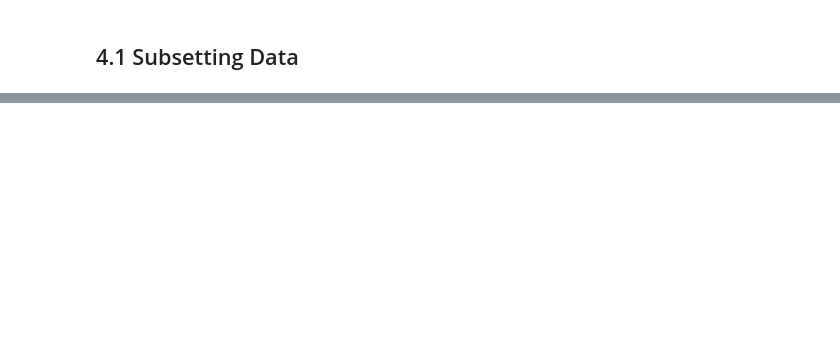
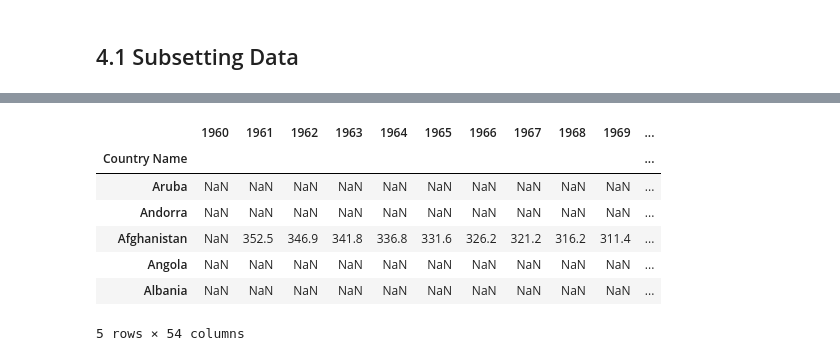
Before and after one commit to r-handsfield/datasciencepython, a Jupyter notebook: pandas_tutorials/2-3_subsetting_data.ipynb, the cells around one changed output, grey strips where cells are left out. Drawn from its saved outputs; the diff is of its cells as text; code cells hidden in the pictures; blank space fills up the shorter version.

```diff
--- a/pandas_tutorials/2-3_subsetting_data.ipynb
+++ b/pandas_tutorials/2-3_subsetting_data.ipynb
@@ -4,0 +92,15 @@ import pandas
+# %%
+# set index
+
+m = m.set_index('Country Name')
+
+m.head()
+# %% [output]
+|  | 1960 | 1961 | 1962 | 1963 | 1964 | 1965 | 1966 | 1967 | 1968 | 1969 | ... |
+| Country Name |  |  |  |  |  |  |  |  |  |  | ... |
+| Aruba | NaN | NaN | NaN | NaN | NaN | NaN | NaN | NaN | NaN | NaN | ... |
+| Andorra | NaN | NaN | NaN | NaN | NaN | NaN | NaN | NaN | NaN | NaN | ... |
+| Afghanistan | NaN | 352.5 | 346.9 | 341.8 | 336.8 | 331.6 | 326.2 | 321.2 | 316.2 | 311.4 | ... |
+| Angola | NaN | NaN | NaN | NaN | NaN | NaN | NaN | NaN | NaN | NaN | ... |
+| Albania | NaN | NaN | NaN | NaN | NaN | NaN | NaN | NaN | NaN | NaN | ... |
+5 rows × 54 columns
```
Also changed, not shown: parts of 19 cells of this notebook, 1 other file.
